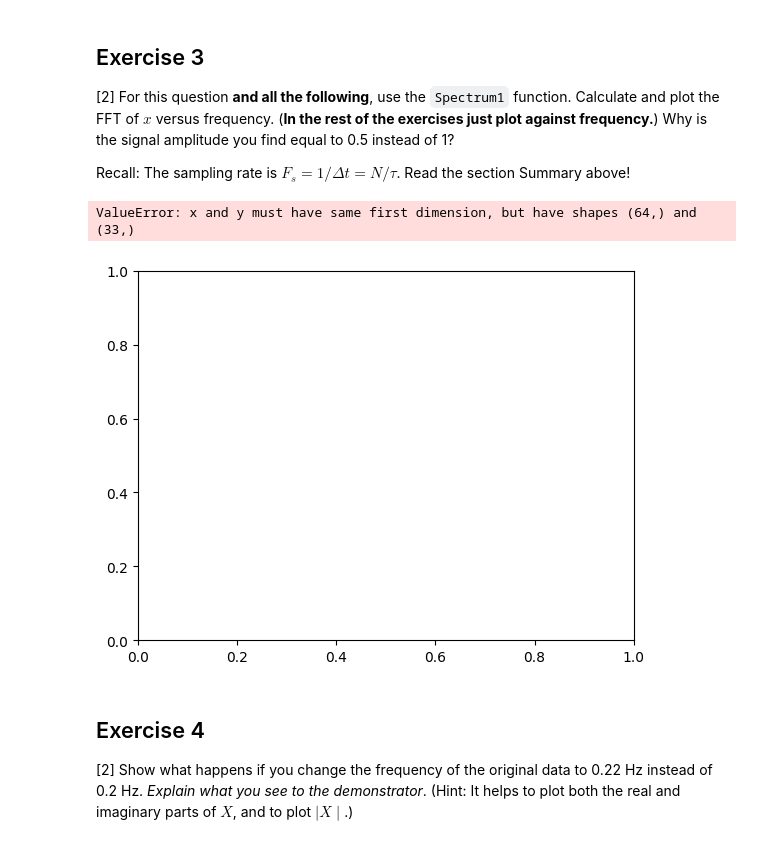
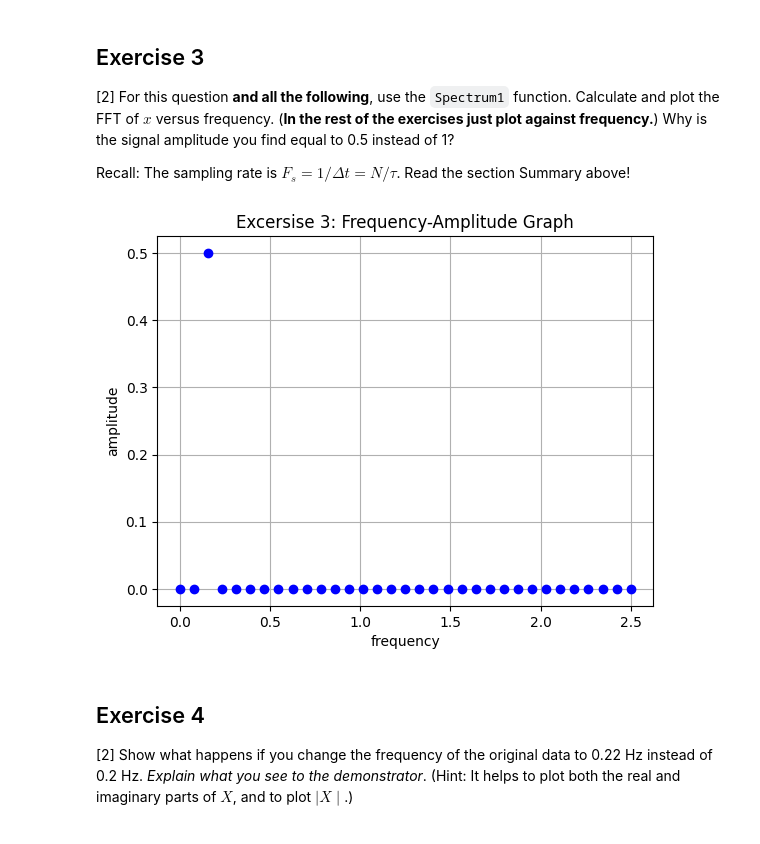
Before and after one commit to PX2145-2025/week-10-b-Medhekar-Anushka, a Jupyter notebook: FFT.ipynb, the cells around one changed output. Drawn from its saved outputs; the diff is of its cells as text; code cells hidden in the pictures.

```diff
--- a/FFT.ipynb
+++ b/FFT.ipynb
@@ -368,31 +368,36 @@ print(X)
 # %%
 def Spectrum1(x, Fs):
     '''
     One-sided amplitude spectrum of x(t).
     '''
     N = len(x) # length of the signal
     tau = 10.0 # time length, so Fs gives a frequency value
-    Fs = N/tau
     frq = (float(Fs)/N)*np.arange(0, N/2+1) # one-sided frequency range
     X = fft(x)/N # fft computing and normalization
     X = X[0:N//2+1] # take just positive values
     # (in python3, // ensures integer division)
 
     # frq is array of actual frequencies
     # X is complex array of amplitudes
     return frq , X
 
 tau = 10.0
-Fs = N/tau
-frq = (float(Fs)/N)*np.arange(0, N/2+1)
+#Fs = N/tau
+Fs = 1/0.2
+#frq = (float(Fs)/N)*np.arange(0, N/2+1)
+frq,X = Spectrum1(x,Fs)
 
-plt.plot(X, frq)
+plt.plot(frq, np.abs(X), "bo")
+plt.xlabel("frequency")
+plt.ylabel("amplitude")
+plt.title("Excersise 3: Frequency-Amplitude Graph")
+plt.grid(True)
+plt.show()
 
 
 #plt.plot(abs_X, Spectrum1[1])
 # %% [output]
-ValueError: x and y must have same first dimension, but have shapes (64,) and (33,)
-[figure, old version]
+[figure, new version]
 # %% [markdown]
 ## Exercise 4
 [2] Show what happens if you change the frequency of the original data to 0.22 Hz instead of 0.2 Hz. _Explain what you see to the demonstrator_.
```
Also changed, not shown: parts of 4 cells of this notebook.
